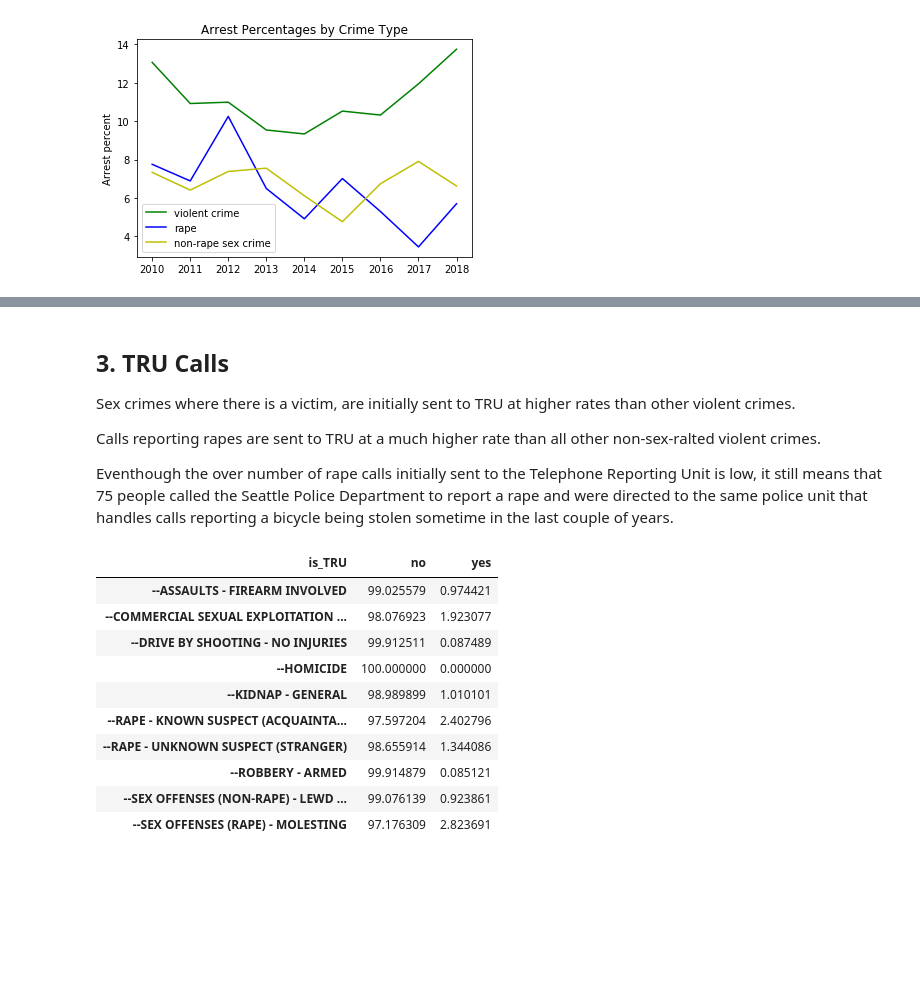
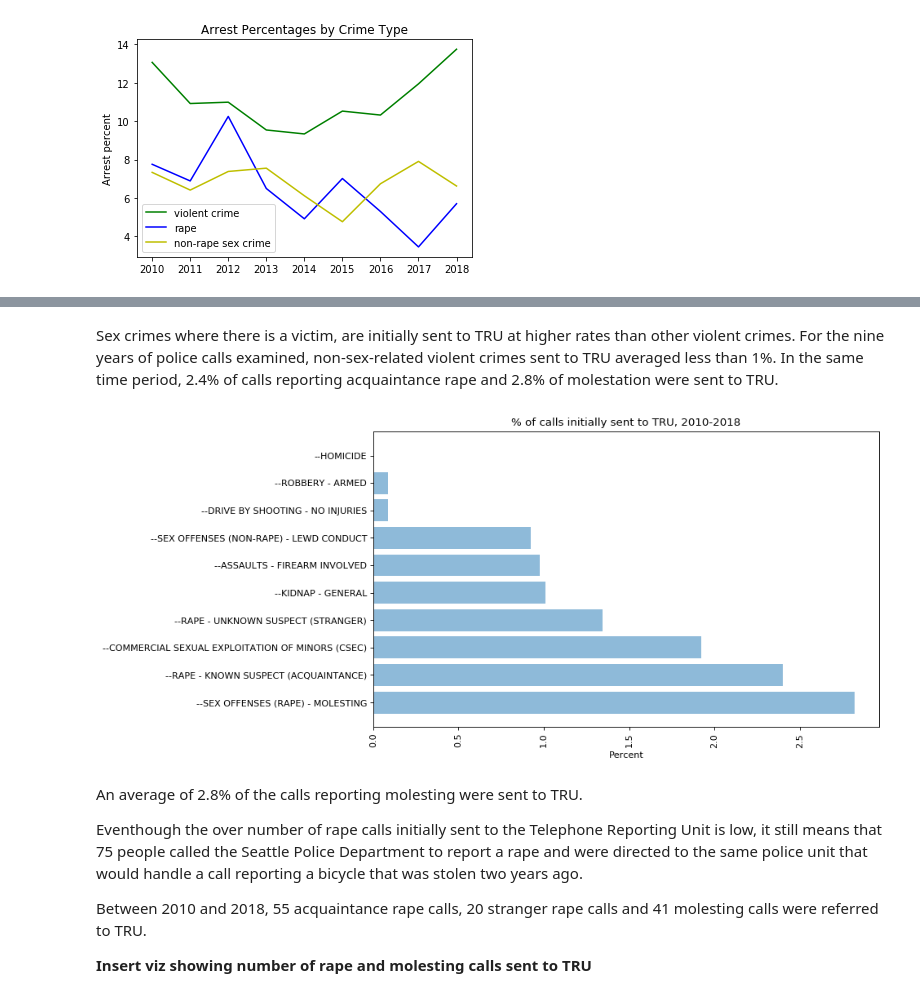
Before and after one commit to teacupwoozy/spd_notebook_archive, a Jupyter notebook: spd_notebook/2010-2018_SPD_Project.ipynb, the cells around one changed output, grey strips where cells are left out. Cells and saved outputs as stored; diff of their text form; code cells hidden in the pictures; blank space fills up the shorter version.

```diff
--- a/spd_notebook/2010-2018_SPD_Project.ipynb
+++ b/spd_notebook/2010-2018_SPD_Project.ipynb
@@ -268,28 +289,24 @@ plt.show()
+# %% [markdown]
+Sex crimes where there is a victim, are initially sent to TRU at higher rates than other violent crimes. For the nine years of police calls examined, non-sex-related violent crimes sent to TRU averaged less than 1%. In the same time period, 2.4% of calls reporting acquaintance rape and 2.8% of molestation were sent to TRU.
+# %%
+# Plot TRU call percentages as bar graph.
+
+percentage_tru_sorted = percentage_tru_calls.sort_values('yes',ascending=False)
+
+plt.figure(figsize=(10,6), dpi= 80)
+plt.barh(percentage_tru_sorted.index, percentage_tru_sorted.yes, align='center', alpha=0.5)
+plt.xlabel('Percent')
+plt.title('% of calls initially sent to TRU, 2010-2018')
+plt.xticks(rotation=90)
+
+plt.show()
+# %% [output]
+[figure, added]
 # %% [markdown]
-## 3. TRU Calls
+An average of 2.8% of the calls reporting molesting were sent to TRU.
 
-Sex crimes where there is a victim, are initially sent to TRU at higher rates than other violent crimes.
+Eventhough the over number of rape calls initially sent to the Telephone Reporting Unit is low, it still means that 75 people called the Seattle Police Department to report a rape and were directed to the same police unit that would handle a call reporting a bicycle that was stolen two years ago.
 
-Calls reporting rapes are sent to TRU at a much higher rate than all other non-sex-ralted violent crimes.
+Between 2010 and 2018, 55 acquaintance rape calls, 20 stranger rape calls and 41 molesting calls were referred to TRU.
 
-Eventhough the over number of rape calls initially sent to the Telephone Reporting Unit is low, it still means that 75 people called the Seattle Police Department to report a rape and were directed to the same police unit that handles calls reporting a bicycle being stolen sometime in the last couple of years.
+**Insert viz showing number of rape and molesting calls sent to TRU**
-# %%
-# Create crosstab to view % all TRU calls by crime type
-
-percentage_tru_calls = pd.crosstab(data.final_call_type,data.is_TRU,
-                          normalize = 'index').rename_axis(None)
-percentage_tru_calls *= 100
-
-percentage_tru_calls
-# %% [output]
-| is_TRU | no | yes |
-| --ASSAULTS - FIREARM INVOLVED | 99.025579 | 0.974421 |
-| --COMMERCIAL SEXUAL EXPLOITATION ... | 98.076923 | 1.923077 |
-| --DRIVE BY SHOOTING - NO INJURIES | 99.912511 | 0.087489 |
-| --HOMICIDE | 100.000000 | 0.000000 |
-| --KIDNAP - GENERAL | 98.989899 | 1.010101 |
-| --RAPE - KNOWN SUSPECT (ACQUAINTA... | 97.597204 | 2.402796 |
-| --RAPE - UNKNOWN SUSPECT (STRANGER) | 98.655914 | 1.344086 |
-| --ROBBERY - ARMED | 99.914879 | 0.085121 |
-| --SEX OFFENSES (NON-RAPE) - LEWD ... | 99.076139 | 0.923861 |
-| --SEX OFFENSES (RAPE) - MOLESTING | 97.176309 | 2.823691 |
```
Also changed, not shown: parts of 5 cells of this notebook.
